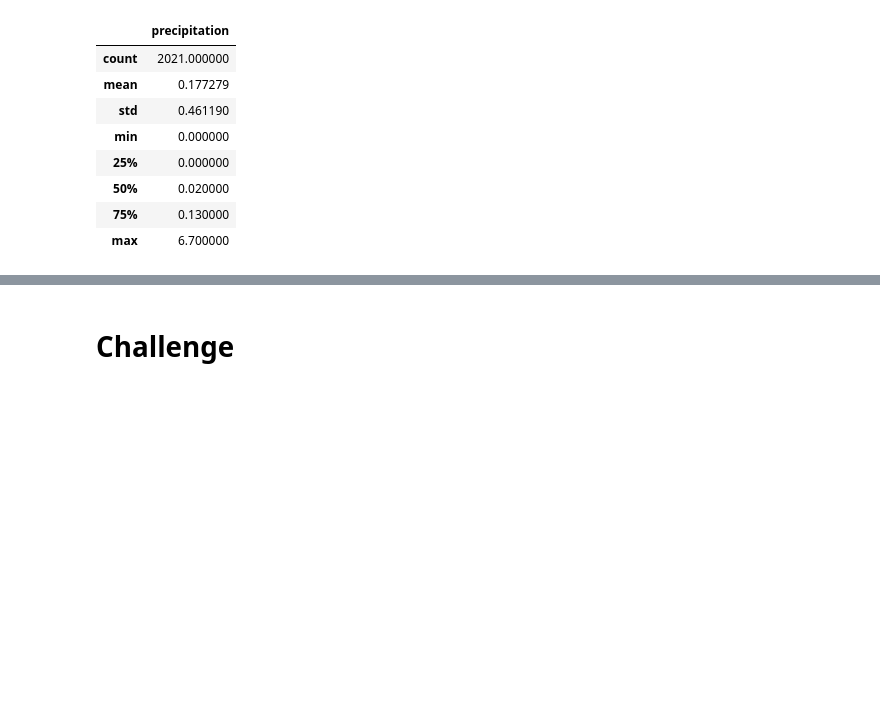
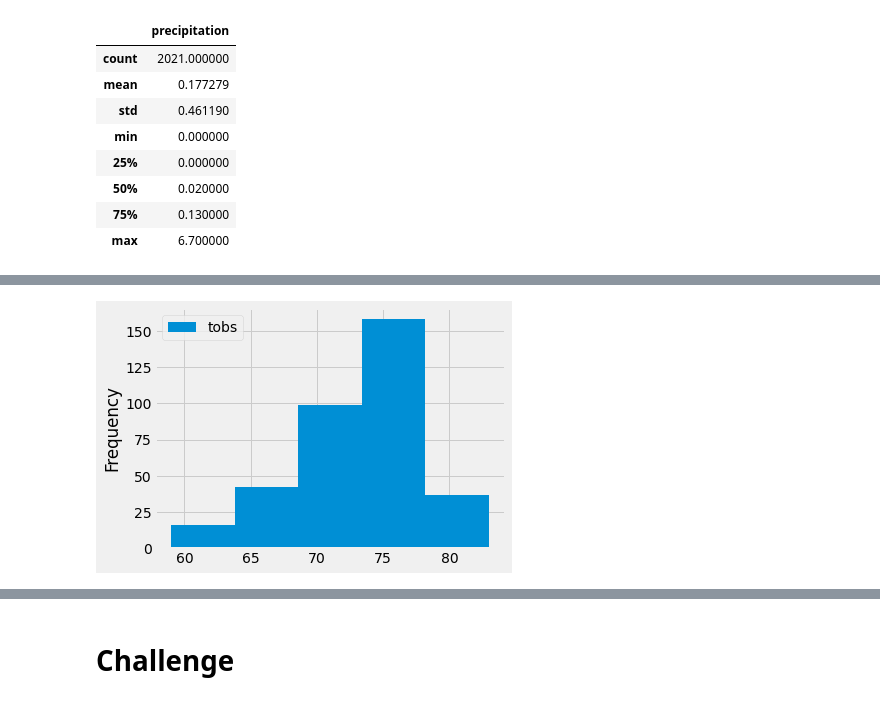
Before and after one commit to JoyRichardson/surfs_up, a Jupyter notebook: climate_analysis.ipynb, the cells around one changed output, grey strips where cells are left out. Cells and saved outputs as stored; diff of their text form; code cells hidden in the pictures; blank space fills up the shorter version.

```diff
--- a/climate_analysis.ipynb
+++ b/climate_analysis.ipynb
@@ -100,0 +152,6 @@ df.describe()
+# %%
+# Plot the results as a histogram, dividing into bins
+df.plot.hist(bins=5)
+plt.tight_layout()
+# %% [output]
+[figure, added]
```
Also changed, not shown: parts of 8 cells of this notebook.
